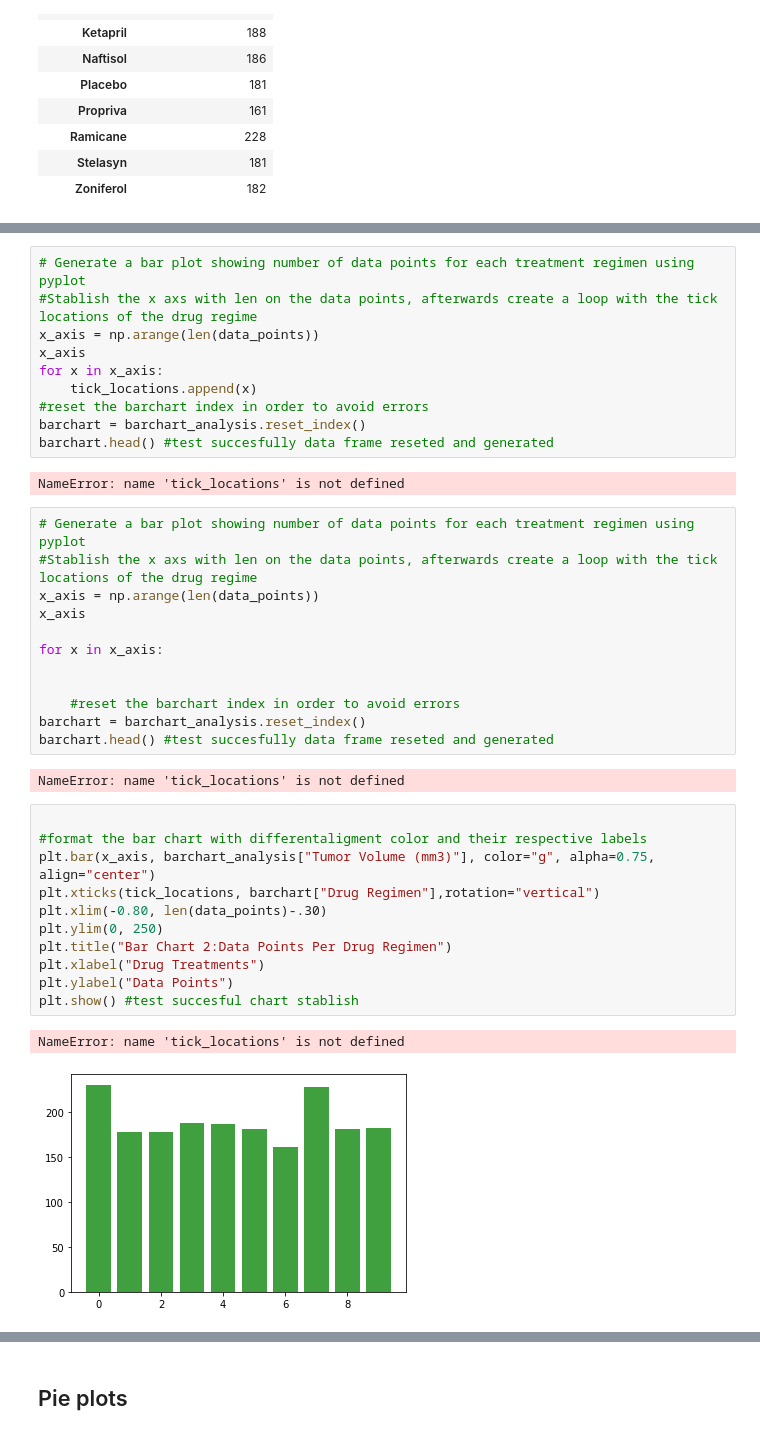
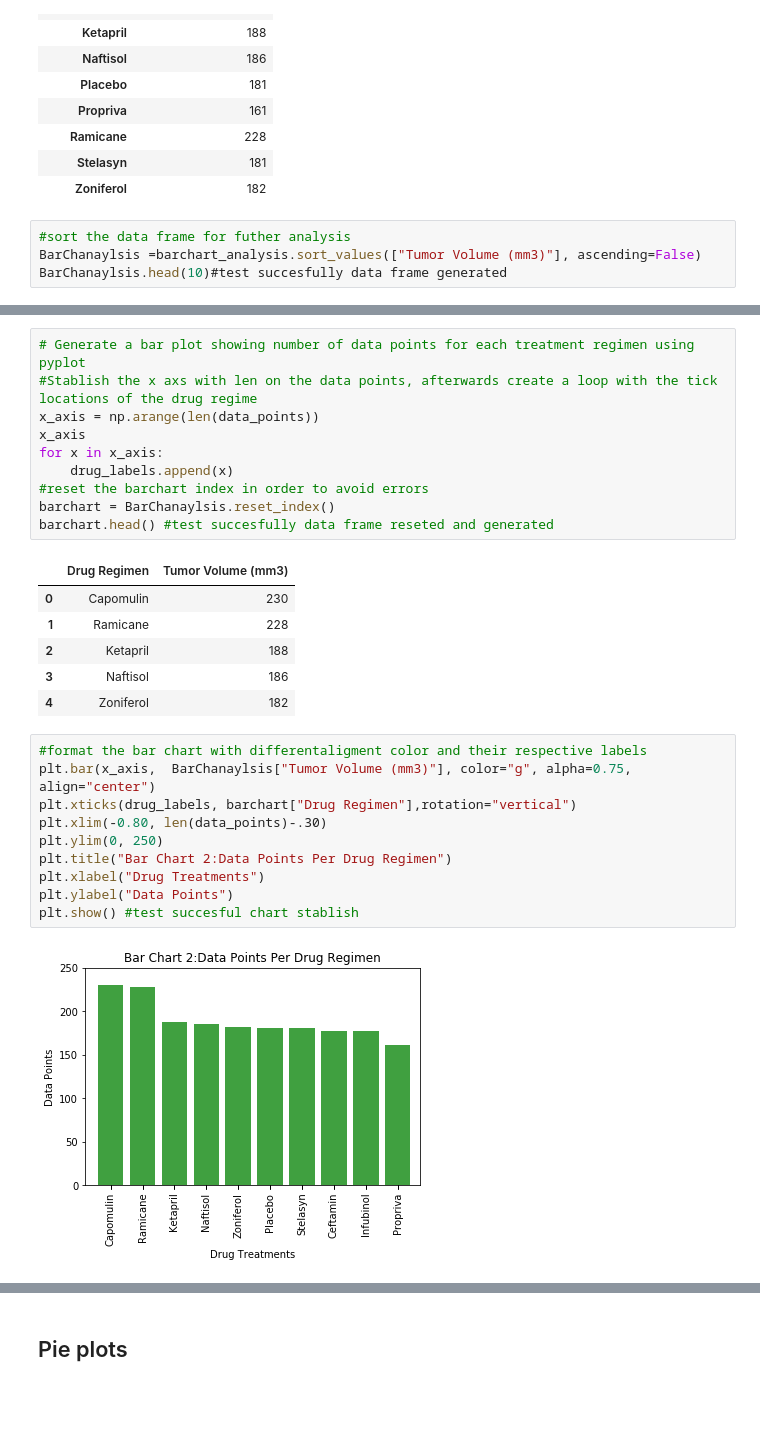
Before and after one commit to jamc7196/github_boot_camp, a Jupyter notebook: Maplotlib-challenge/Pymaceuticals/pymaceuticals_starter.ipynb, the cells around one changed output, grey strips where cells are left out. Saved outputs shown, nothing was run; the diff lists cells and outputs as text; blank space fills up the shorter version.

```diff
--- a/Maplotlib-challenge/Pymaceuticals/pymaceuticals_starter.ipynb
+++ b/Maplotlib-challenge/Pymaceuticals/pymaceuticals_starter.ipynb
@@ -80,3 +98,7 @@ barchart_analysis.head(10) #test successfull Data Frame generated
 | Ramicane | 228 |
 | Stelasyn | 181 |
 | Zoniferol | 182 |
+# %%
+#sort the data frame for futher analysis
+BarChanaylsis =barchart_analysis.sort_values(["Tumor Volume (mm3)"], ascending=False)
+BarChanaylsis.head(10)#test succesfully data frame generated
@@ -96,37 +131,26 @@ pandas_barchart #test succesfull chart generated
 x_axis = np.arange(len(data_points))
 x_axis
 for x in x_axis:
-    tick_locations.append(x)
+    drug_labels.append(x)
 #reset the barchart index in order to avoid errors
-barchart = barchart_analysis.reset_index()
+barchart = BarChanaylsis.reset_index()
 barchart.head() #test succesfully data frame reseted and generated
 # %% [output]
-NameError: name 'tick_locations' is not defined
+|  | Drug Regimen | Tumor Volume (mm3) |
+| 0 | Capomulin | 230 |
+| 1 | Ramicane | 228 |
+| 2 | Ketapril | 188 |
+| 3 | Naftisol | 186 |
+| 4 | Zoniferol | 182 |
-# %%
-# Generate a bar plot showing number of data points for each treatment regimen using pyplot
-#Stablish the x axs with len on the data points, afterwards create a loop with the tick locations of the drug regime
-x_axis = np.arange(len(data_points))
-x_axis
-
-for x in x_axis:
-
-
-    #reset the barchart index in order to avoid errors
-barchart = barchart_analysis.reset_index()
-barchart.head() #test succesfully data frame reseted and generated
-# %% [output]
-NameError: name 'tick_locations' is not defined
 # %%
-
 #format the bar chart with differentaligment color and their respective labels
-plt.bar(x_axis, barchart_analysis["Tumor Volume (mm3)"], color="g", alpha=0.75, align="center")
-plt.xticks(tick_locations, barchart["Drug Regimen"],rotation="vertical")
+plt.bar(x_axis,  BarChanaylsis["Tumor Volume (mm3)"], color="g", alpha=0.75, align="center")
+plt.xticks(drug_labels, barchart["Drug Regimen"],rotation="vertical")
 plt.xlim(-0.80, len(data_points)-.30)
 plt.ylim(0, 250)
 plt.title("Bar Chart 2:Data Points Per Drug Regimen")
 plt.xlabel("Drug Treatments")
 plt.ylabel("Data Points")
 plt.show() #test succesful chart stablish
 # %% [output]
-NameError: name 'tick_locations' is not defined
-[figure, old version]
+[figure, new version]
```
Also changed, not shown: parts of 34 cells of this notebook.
